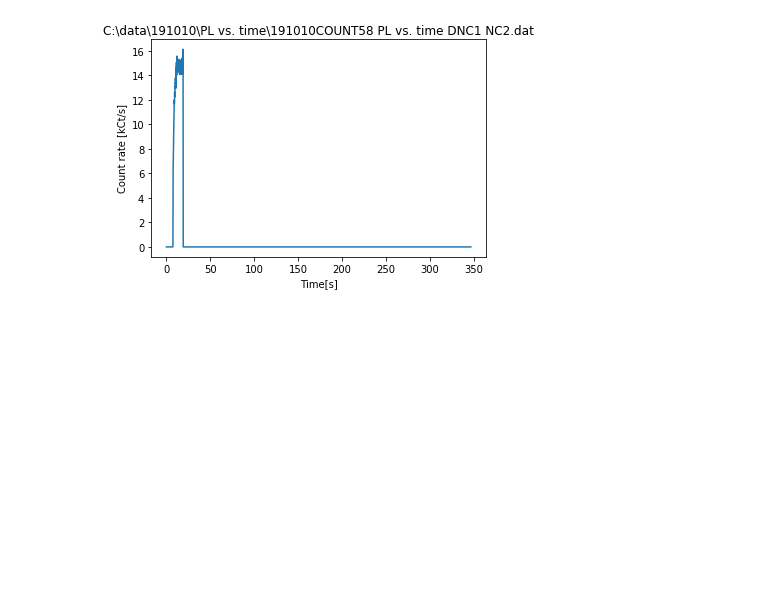
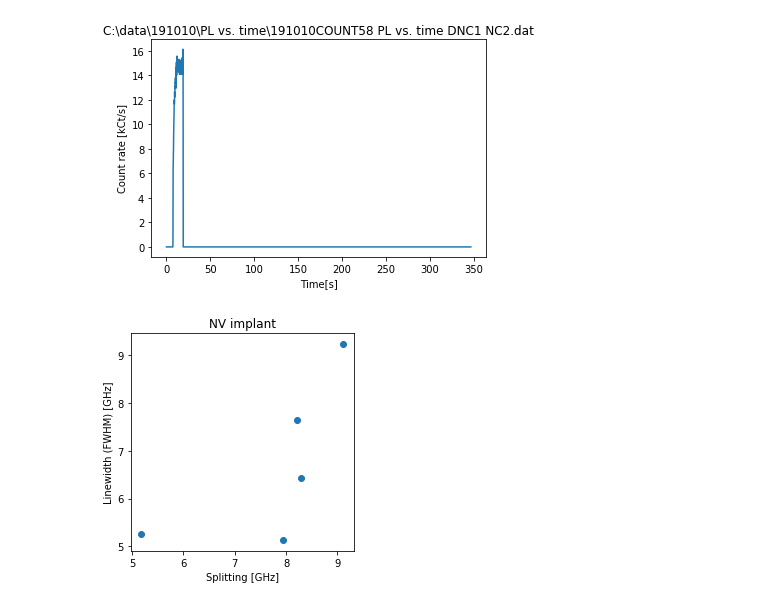
Before and after one commit to RaphaelSura/PythonPhotonicsLab, a Jupyter notebook: AnalyzeData/DefectsMicrowaveAnalysis.ipynb, the cells around one changed output. Drawn from its saved outputs; the diff is of its cells as text; code cells hidden in the pictures; blank space fills up the shorter version.

```diff
--- a/AnalyzeData/DefectsMicrowaveAnalysis.ipynb
+++ b/AnalyzeData/DefectsMicrowaveAnalysis.ipynb
@@ -399,0 +403,38 @@ C:\data\191010\PL vs. time\191010COUNT58 PL vs. time DNC1 NC2.dat
+# %%
+nvLinewidth = np.array([5.13,7.65,6.42,5.27,9.23])
+nvSplit = np.array([7.945,8.221,8.286,5.1853,9.108])
+# %%
+
+fig = plt.figure(figsize=(4, 4))
+# ax1 = plt.subplot(1, 1, 1)
+
+plt.scatter(nvSplit,nvLinewidth)
+
+# ax2 = plt.subplot(1, 3, 2)
+# ax3 = plt.subplot(1, 3, 3, sharex=ax2, sharey=ax2)
+
+# ax1.imshow(coin, cmap=plt.cm.gray)
+# ax1.set_axis_off()
+plt.title('NV implant')
+
+plt.xlabel('Splitting [GHz]')
+plt.ylabel('Linewidth (FWHM) [GHz]')
+
+# ax2.imshow(image, cmap=plt.cm.gray)
+# ax2.set_axis_off()
+# ax2.set_title('image')
+# # highlight matched region
+# hcoin, wcoin = coin.shape
+# rect = plt.Rectangle((x, y), wcoin, hcoin, edgecolor='r', facecolor='none')
+# ax2.add_patch(rect)
+
+# ax3.imshow(result)
+# ax3.set_axis_off()
+# ax3.set_title('`match_template`\nresult')
+# # highlight matched region
+# ax3.autoscale(False)
+# ax3.plot(x, y, 'o', markeredgecolor='r', markerfacecolor='none', markersize=10)
+
+plt.show()
+# %% [output]
+[figure, added]
```
Also changed, not shown: parts of 1 cell of this notebook, 13 other files.
